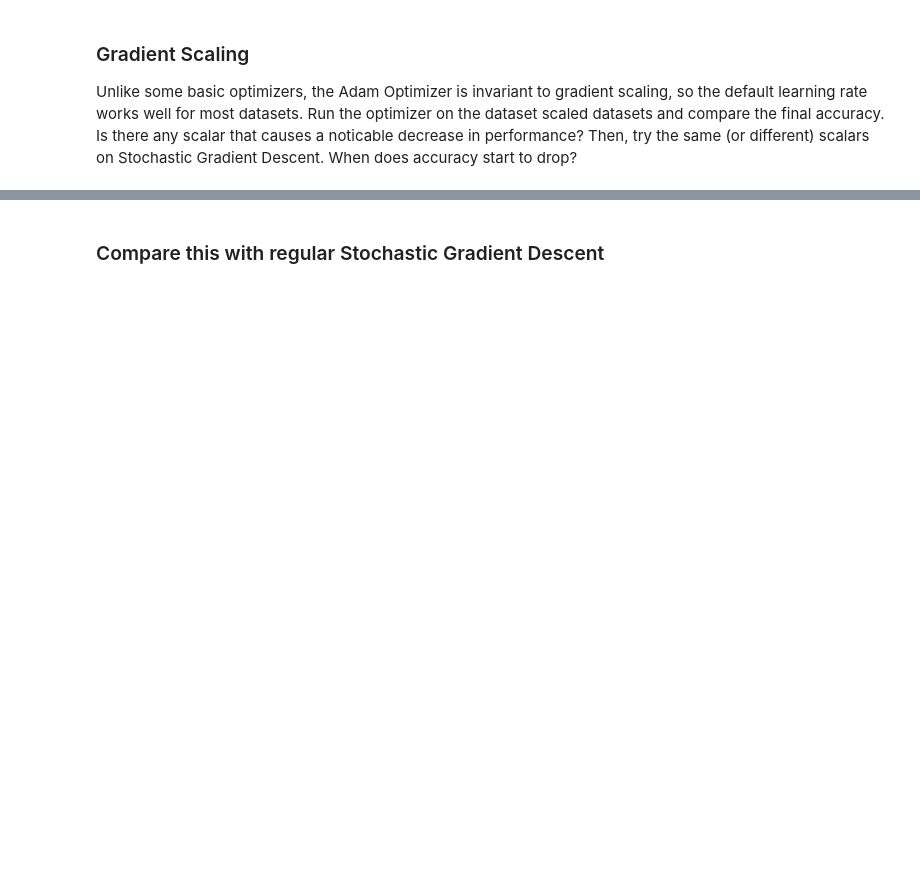
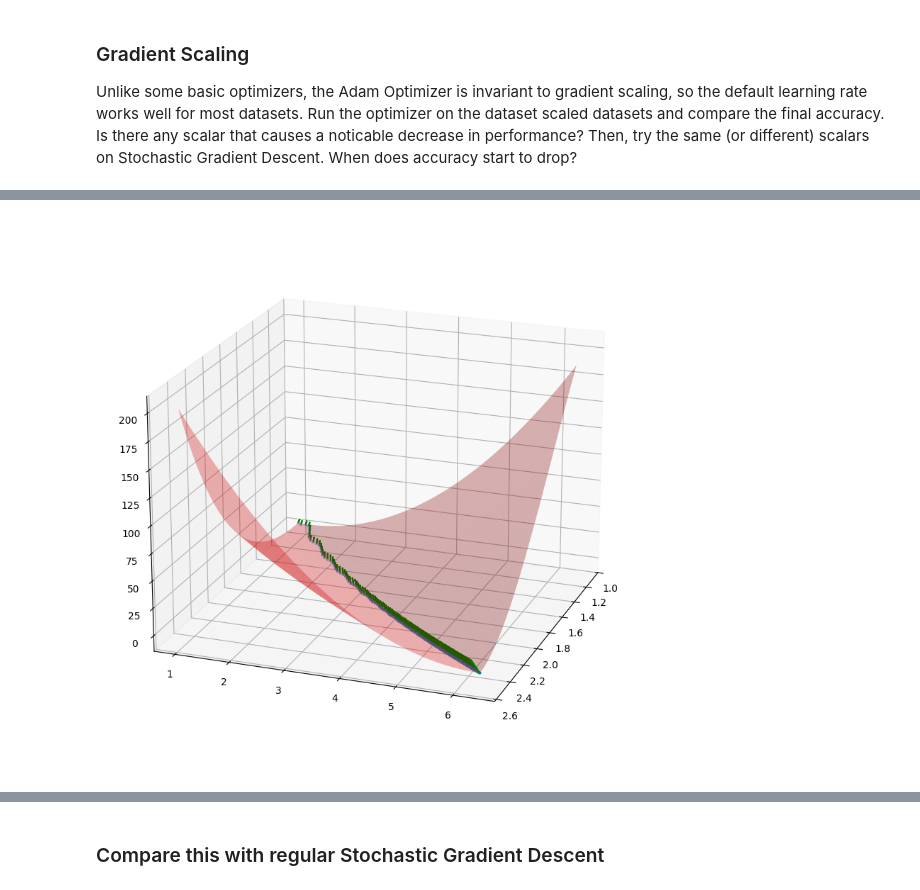
Before and after one commit to UMT-CSCI-557/optimizers, a Jupyter notebook: adam_master_version.ipynb, the cells around one changed output, grey strips where cells are left out. Drawn from its saved outputs; the diff is of its cells as text; code cells hidden in the pictures; blank space fills up the shorter version.

```diff
--- a/adam_master_version.ipynb
+++ b/adam_master_version.ipynb
@@ -114,0 +232,36 @@ Adam optimizer elapsed time: 1.242114 seconds
+# %%
+# test_f is the function we are trying to minimize
+# weights are the value of the inputs we record as the gradient moves along
+# z_values is the value of the function at those various weights
+# grad_list is the value of the gradient at those various points
+def make_graphic(test_f,weights,z_values,grad_list):
+    fig = plt.figure(figsize=(10,10))
+    ax = fig.add_subplot(projection='3d')
+    ax.scatter(weights[:,0],weights[:,1],z_values,s=5)
+
+    m_plot = 500
+    x1_plot = np.linspace(weights[:,0].min(),weights[:,0].max(),m_plot)
+    x2_plot = np.linspace(weights[:,1].min(),weights[:,1].max(),m_plot)
+    x1_plot, x2_plot = np.meshgrid(x1_plot,x2_plot)
+    #y_plot = 2*x1_plot**2 + 8*x2_plot**2
+    y_plot = test_f(x1_plot,x2_plot)
+    #y_plot = (3-x1_plot)**2 + 7*(x2_plot-x1_plot**2)**2
+
+    ax.plot_surface(x1_plot,x2_plot,y_plot,color='red',alpha=.3)
+    iter = 0
+    for x,y,z in zip(weights[:,0],weights[:,1],z_values):
+        ax.quiver(
+            x, y, z,  # Start coordinates (X, Y, Z)
+            -x+grad_list[iter][0]*.001,-y+grad_list[iter][1]*.001,0,    # Direction components (U, V, W)
+            length=.05,
+            color='g',              # Arrow color
+            arrow_length_ratio=0.8  # Adjust head size relative to the arrow length
+        )
+    ax.view_init(elev=20,azim=20)
+# %%
+x = torch.ones(2, requires_grad=True)
+optimizer = torch.optim.Adam([x], lr=0.1)
+weights, z_values, grad_list = get_gradient_info(test_f,optimizer)
+make_graphic(test_f,weights, z_values, grad_list)
+# %% [output]
+[figure, added]
```
Also changed, not shown: parts of 27 cells of this notebook.
